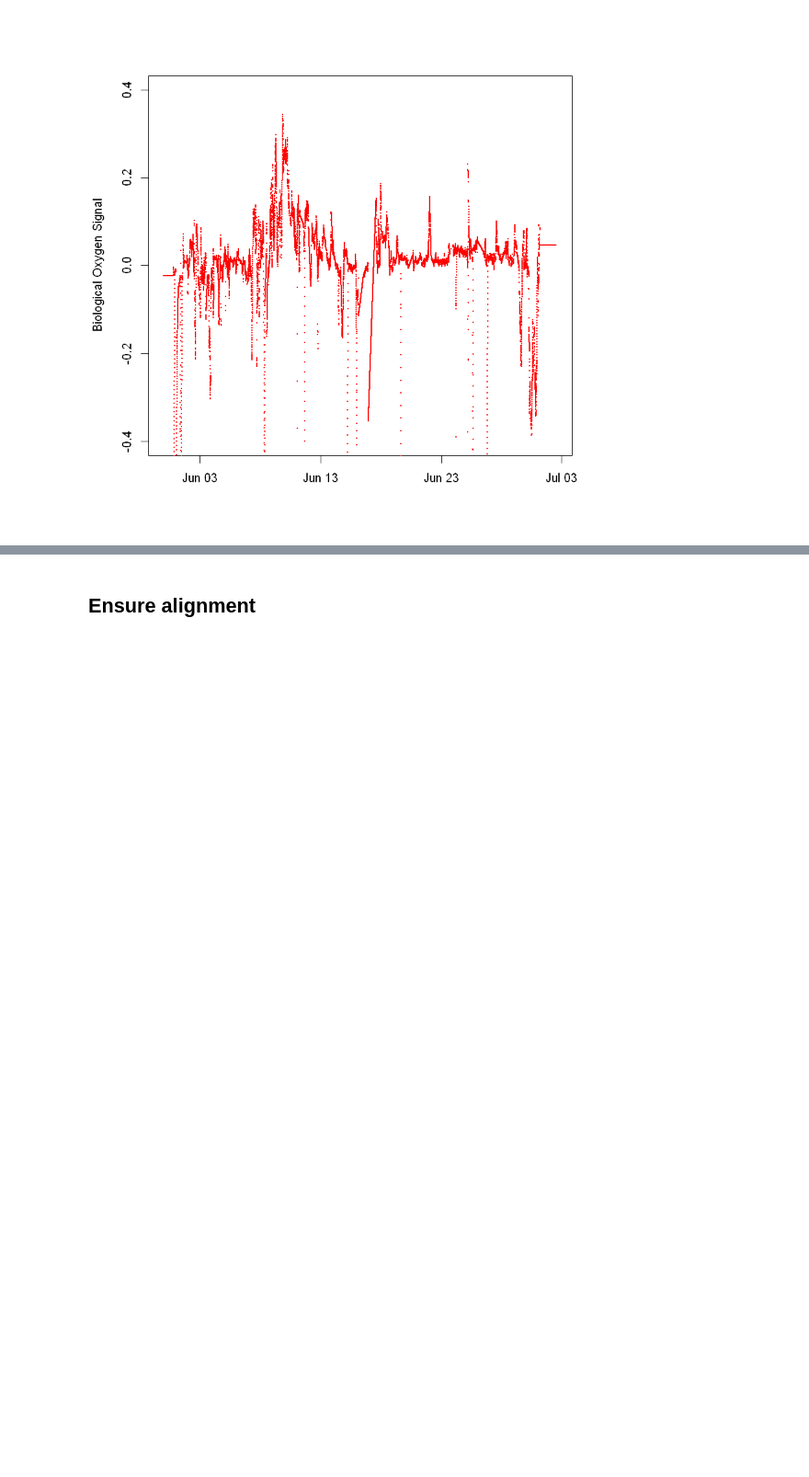
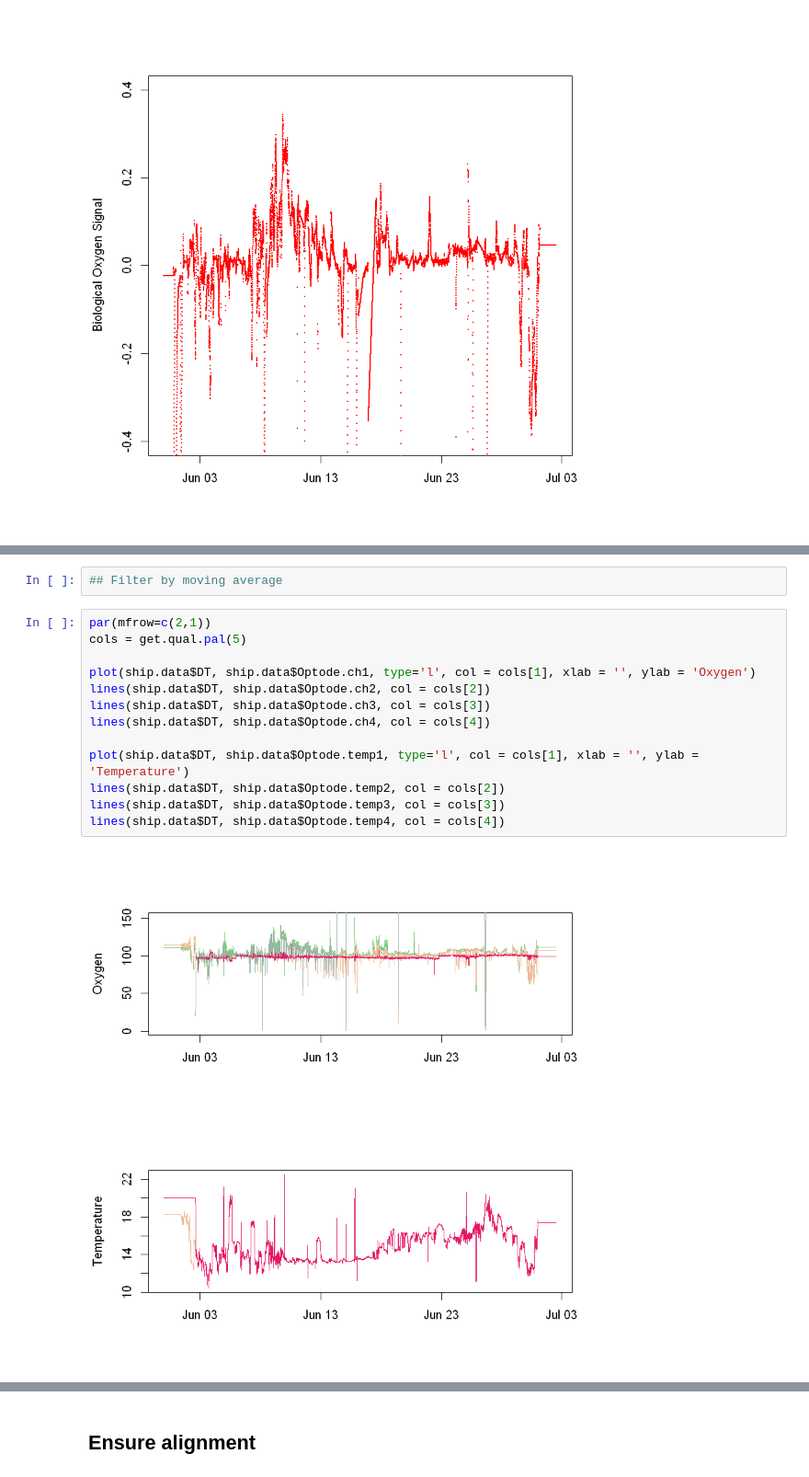
Before and after one commit to tbrycekelly/MIMS-TBK, a Jupyter notebook: Main Data Merge.ipynb, the cells around one changed output, grey strips where cells are left out. Shown at 92% size. Cells and saved outputs as stored; diff of their text form; blank space fills up the shorter version.

```diff
--- a/Main Data Merge.ipynb
+++ b/Main Data Merge.ipynb
@@ -738,0 +793,17 @@ points(ship.data$DT, ship.data$MIMS.O2.Ar / ship.data$MIMS.O2.Ar.cal - 1,
+# %%
+## Filter by moving average
+# %%
+par(mfrow=c(2,1))
+cols = get.qual.pal(5)
+
+plot(ship.data$DT, ship.data$Optode.ch1, type='l', col = cols[1], xlab = '', ylab = 'Oxygen')
+lines(ship.data$DT, ship.data$Optode.ch2, col = cols[2])
+lines(ship.data$DT, ship.data$Optode.ch3, col = cols[3])
+lines(ship.data$DT, ship.data$Optode.ch4, col = cols[4])
+
+plot(ship.data$DT, ship.data$Optode.temp1, type='l', col = cols[1], xlab = '', ylab = 'Temperature')
+lines(ship.data$DT, ship.data$Optode.temp2, col = cols[2])
+lines(ship.data$DT, ship.data$Optode.temp3, col = cols[3])
+lines(ship.data$DT, ship.data$Optode.temp4, col = cols[4])
+# %% [output]
+[figure, added]
```
Also changed, not shown: parts of 7 cells of this notebook, 3 other files.
